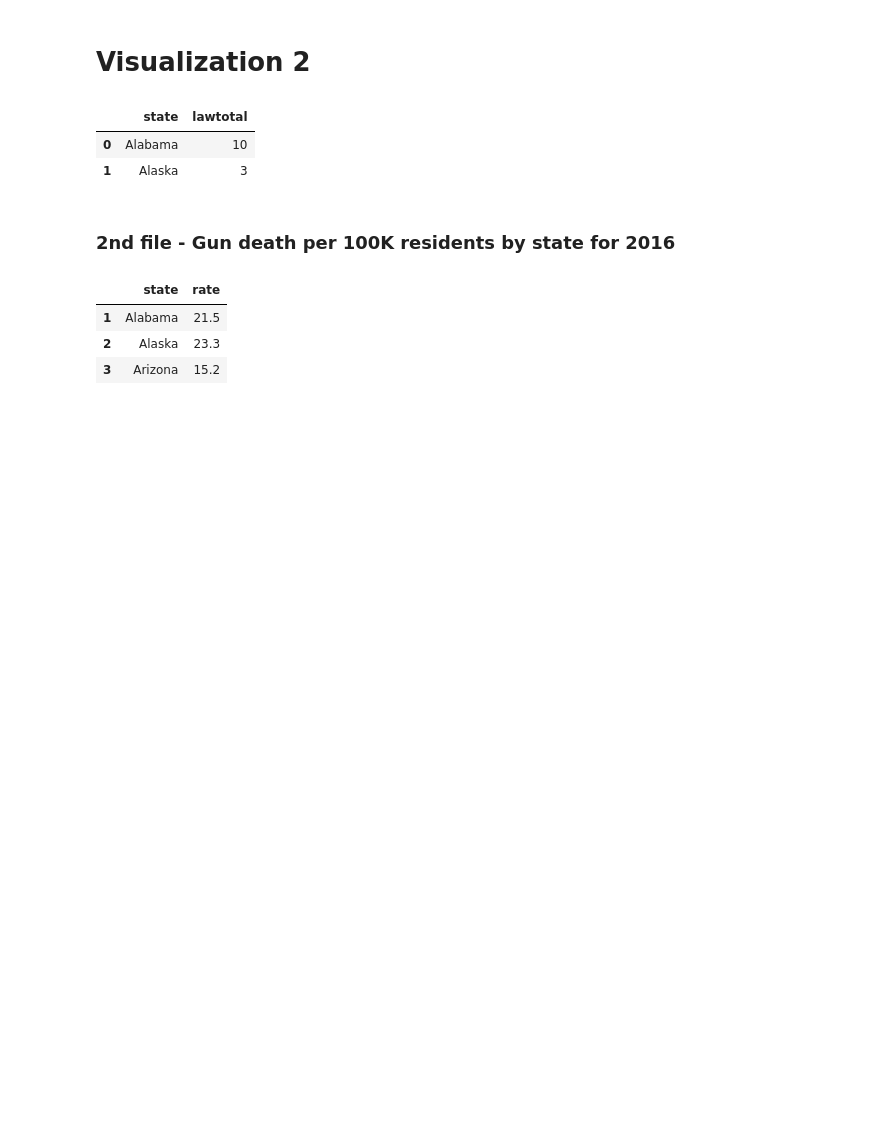
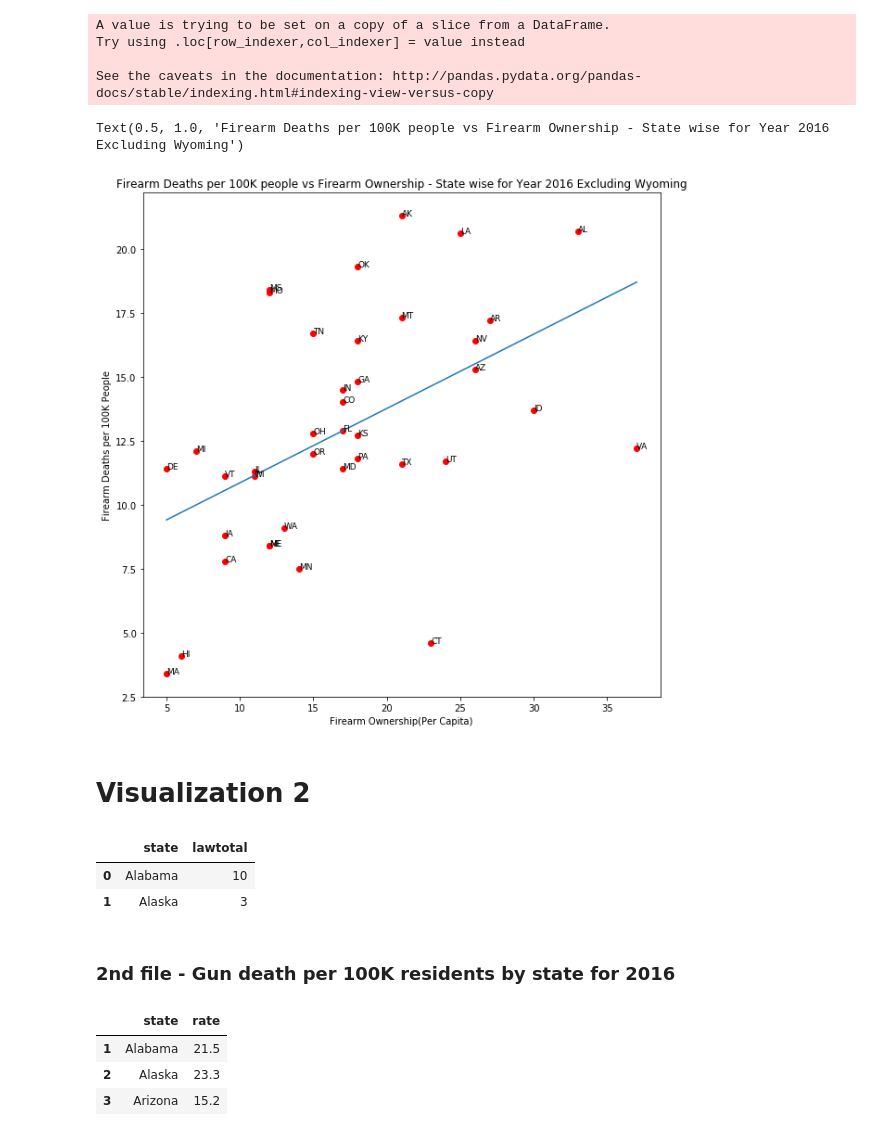
Before and after one commit to srivasud/Group7, a Jupyter notebook: FIRSTVERSION.ipynb, the cells around one changed output. Saved outputs shown, nothing was run; the diff lists cells and outputs as text; code cells hidden in the pictures; blank space fills up the shorter version.

```diff
--- a/FIRSTVERSION.ipynb
+++ b/FIRSTVERSION.ipynb
@@ -129,3 +146,38 @@ See the caveats in the documentation: http://pandas.pydata.org/pandas-docs/stabl
+# %%
+import matplotlib.pyplot as plt
+plt.rcParams['figure.figsize'] = (10,10)
+year=2016
+newdf = returnProcessedDF(year)    # invoke the above method for year 2016
+
+
+#max_value = newdf["Guns_Per1000"].max()
+#min_value = newdf["Guns_Per1000"].min()
+#newdf["normalized_gper1000"] = (newdf["Guns_Per1000"] - min_value) / (max_value - min_value)
+
+# Wyoming is an outlier with Guns_Per1000 as 298 and the rest of the states
+# have Guns_Per1000 < 60. Need to discuss on this. For now filtering this outlier...
+newdf = newdf[newdf.State!='Wyoming']
+
+X = newdf.Guns_PerCapita.values
+Y = newdf.Deaths_Rate.values
+n = newdf.StateCode.values
+
+fig, ax = plt.subplots()
+ax.scatter(X, Y, color='red')
+for i, txt in enumerate(n):
+    ax.annotate(txt, (X[i], Y[i]), fontsize=9 )
+plt.plot(np.unique(X), np.poly1d(np.polyfit(X, Y, 1))(np.unique(X)))
+
+plt.xlabel('Firearm Ownership(Per Capita)')
+plt.ylabel('Firearm Deaths per 100K People')
+plt.title('Firearm Deaths per 100K people vs Firearm Ownership - State wise for Year '+str(year)+' Excluding Wyoming')
+# %% [output]
+A value is trying to be set on a copy of a slice from a DataFrame.
+Try using .loc[row_indexer,col_indexer] = value instead
+
+See the caveats in the documentation: http://pandas.pydata.org/pandas-docs/stable/indexing.html#indexing-view-versus-copy
+Text(0.5, 1.0, 'Firearm Deaths per 100K people vs Firearm Ownership - State wise for Year 2016 Excluding Wyoming')
+[figure, added]
 # %% [markdown]
 # Visualization 2
 # %%
```
Also changed, not shown: parts of 4 cells of this notebook.
